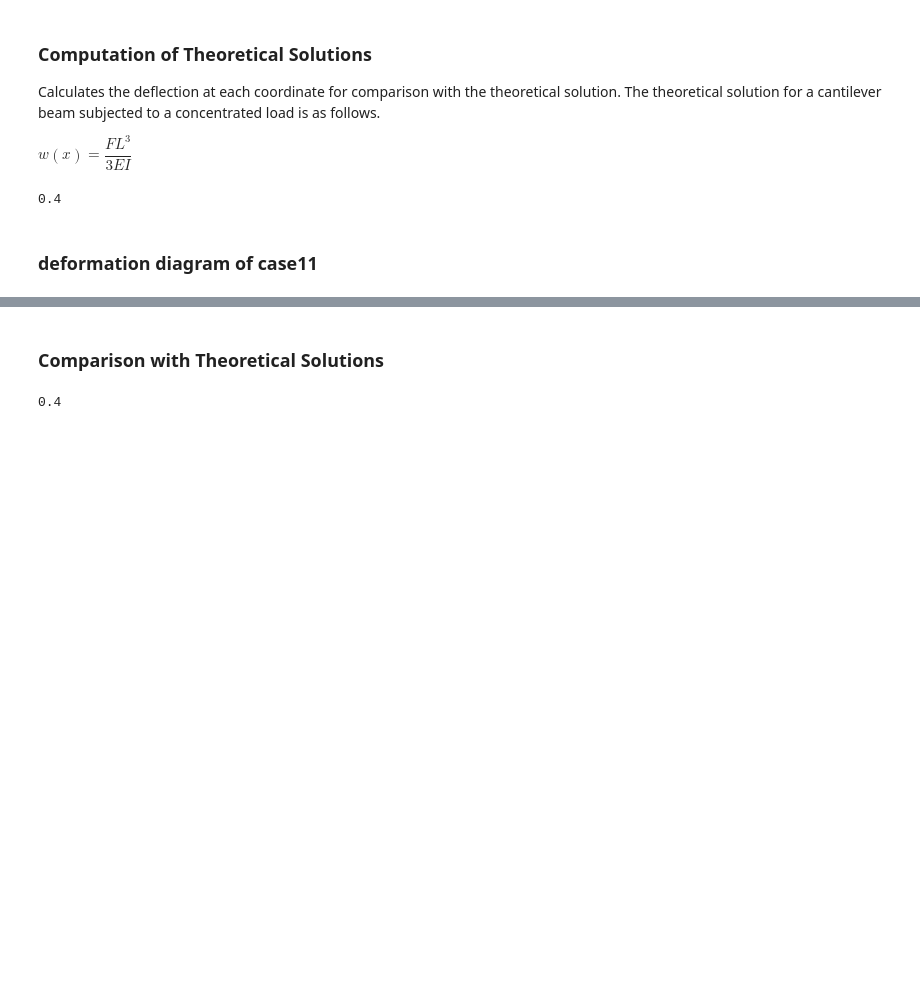
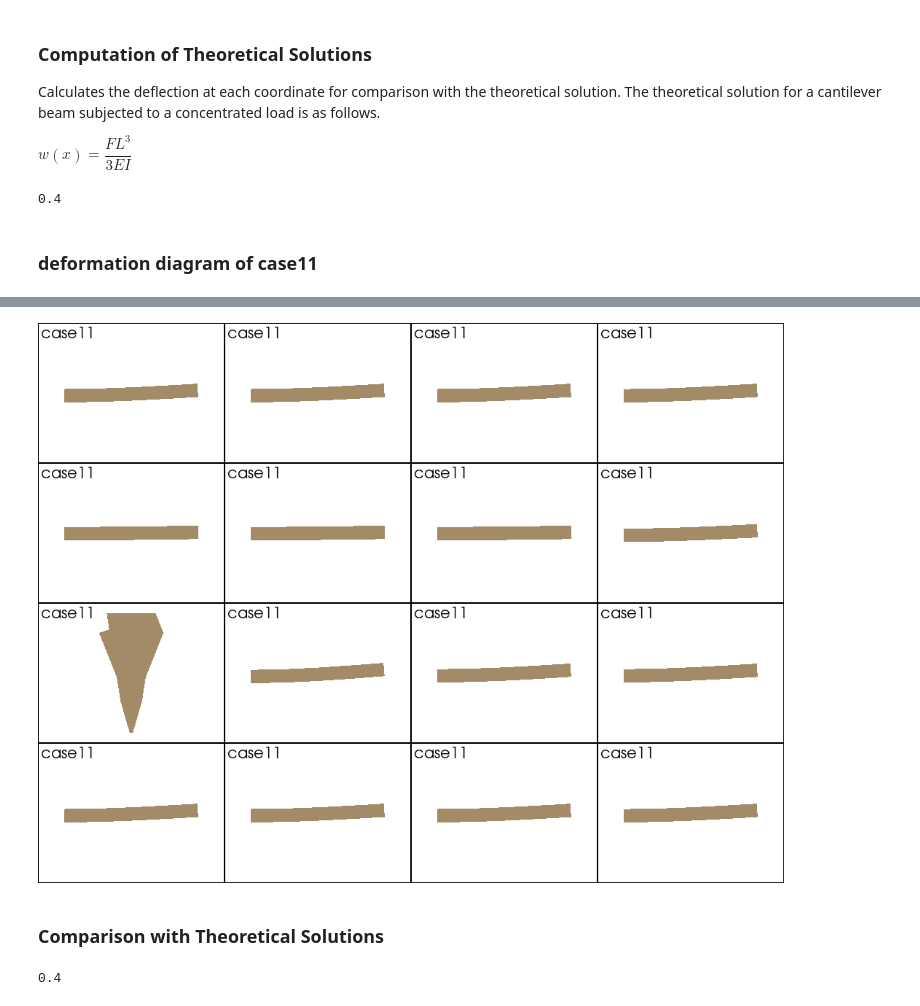
Before and after one commit to tkoyama010/awesome-getfem, a Jupyter notebook: doc/cantilever.ipynb, the cells around one changed output, grey strips where cells are left out. Drawn from its saved outputs; the diff is of its cells as text; code cells hidden in the pictures; blank space fills up the shorter version.

```diff
--- a/doc/cantilever.ipynb
+++ b/doc/cantilever.ipynb
@@ -449,3 +288,16 @@ p.show(cpos="xy")
+# %%
+p = pv.Plotter(shape=(4, 4))
+
+for i in range(4):
+    for j in range(4):
+        p.subplot(i, j)
+        mesh = pv.read("u_" + cases[i * 4 + j] + ".vtk")
+        p.add_text(cases[0], font_size=10)
+        p.add_mesh(mesh.warp_by_vector("u"), color="tan")
+
+p.show(cpos="xy")
+# %% [output]
+[figure, added]
 # %% [markdown]
 ### Comparison with Theoretical Solutions
 # %%
```
Also changed, not shown: parts of 4 cells of this notebook.
